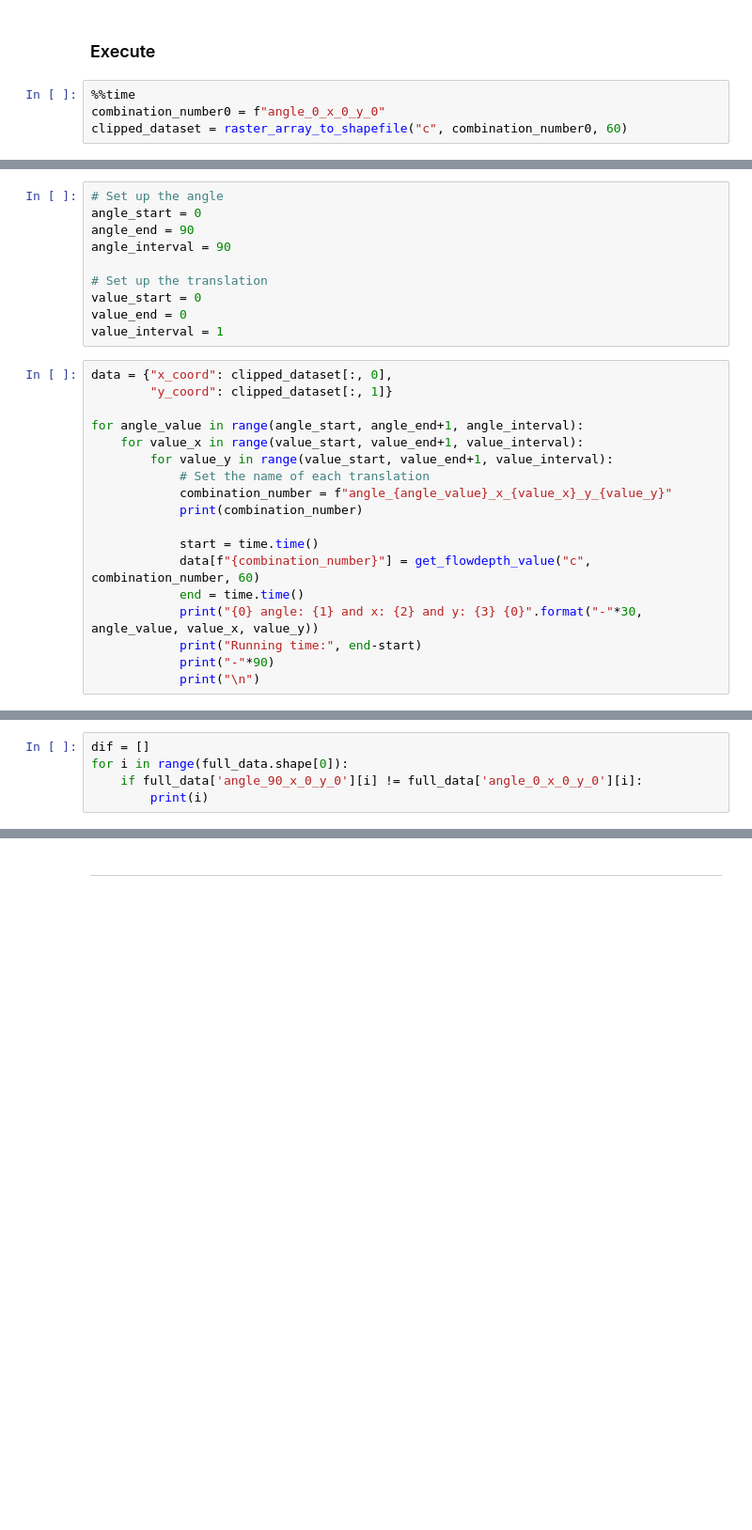
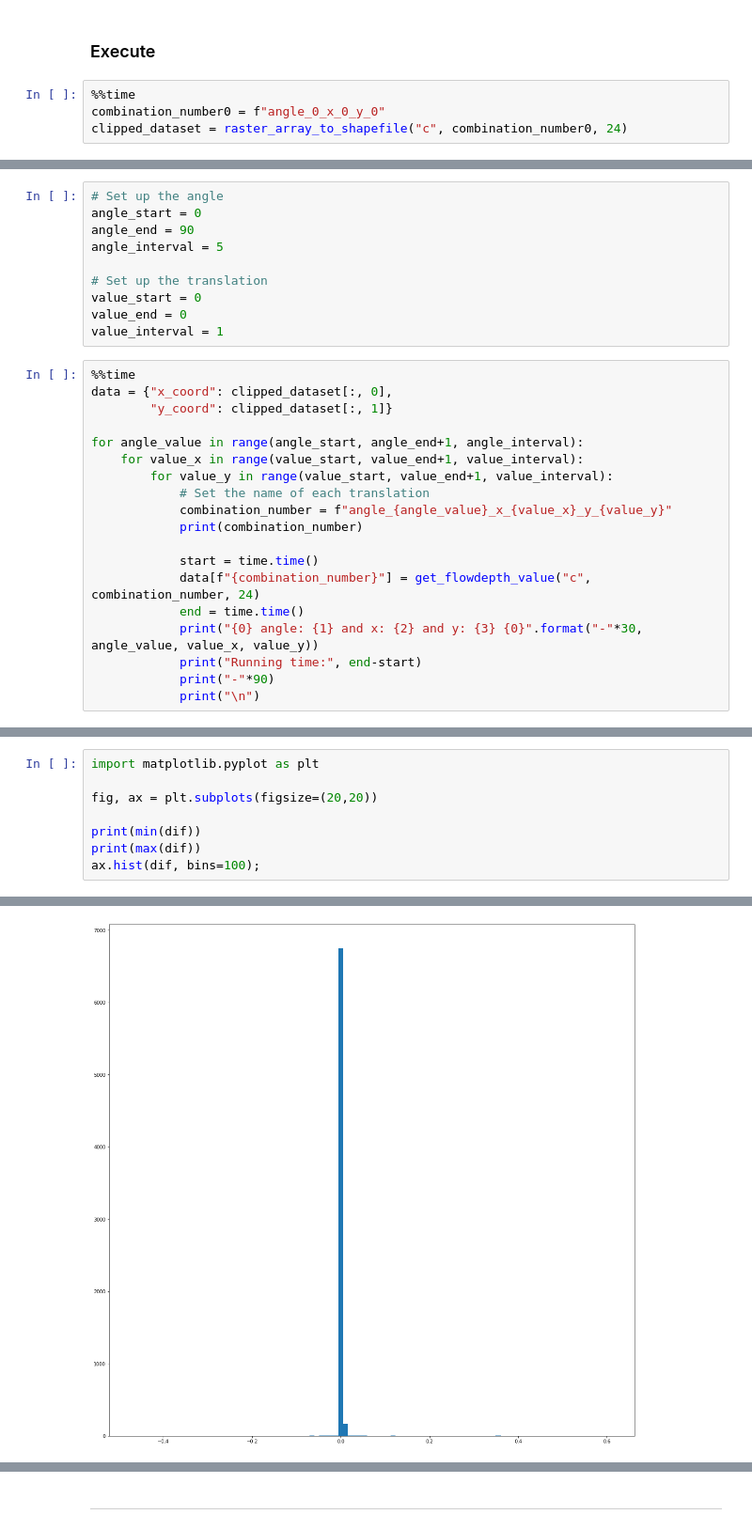
Before and after one commit to Martin20494/Grid_Orientation, a Jupyter notebook: LISFLOOD_FP/Analysis/Uncertainty_analysis_LISFLOOD_FP.ipynb, the cells around one changed output, grey strips where cells are left out. Shown at 94% size. Drawn from its saved outputs; the diff is of its cells as text; blank space fills up the shorter version.

```diff
--- a/LISFLOOD_FP/Analysis/Uncertainty_analysis_LISFLOOD_FP.ipynb
+++ b/LISFLOOD_FP/Analysis/Uncertainty_analysis_LISFLOOD_FP.ipynb
@@ -1235,4 +1237,4 @@ def plotting_histogram(filtered_data_func, calculation_option,
 # %%
 %%time
 combination_number0 = f"angle_0_x_0_y_0"
-clipped_dataset = raster_array_to_shapefile("c", combination_number0, 60)
+clipped_dataset = raster_array_to_shapefile("c", combination_number0, 24)
@@ -1240,13 +1247,14 @@ clipped_dataset = raster_array_to_shapefile("c", combination_number0, 60)
 # Set up the angle
 angle_start = 0
 angle_end = 90
-angle_interval = 90
+angle_interval = 5
 
 # Set up the translation
 value_start = 0
 value_end = 0
 value_interval = 1
 # %%
+%%time
 data = {"x_coord": clipped_dataset[:, 0],
         "y_coord": clipped_dataset[:, 1]}
 
@@ -1258,7 +1266,7 @@ for angle_value in range(angle_start, angle_end+1, angle_interval):
             print(combination_number)
 
             start = time.time()
-            data[f"{combination_number}"] = get_flowdepth_value("c", combination_number, 60)
+            data[f"{combination_number}"] = get_flowdepth_value("c", combination_number, 24)
             end = time.time()
             print("{0} angle: {1} and x: {2} and y: {3} {0}".format("-"*30, angle_value, value_x, value_y))
             print("Running time:", end-start)
@@ -1293,5 +1313,0 @@ full_data['angle_90_x_0_y_0'][0]
-# %%
-dif = []
-for i in range(full_data.shape[0]):
-    if full_data['angle_90_x_0_y_0'][i] != full_data['angle_0_x_0_y_0'][i]:
-        print(i)
@@ -1328,0 +1314,9 @@ csv_generation('c', full_data)
+# %%
+import matplotlib.pyplot as plt
+
+fig, ax = plt.subplots(figsize=(20,20))
+
+print(min(dif))
+print(max(dif))
+ax.hist(dif, bins=100);
+# %% [output]
@@ -1328,0 +1325 @@ csv_generation('c', full_data)
+[figure, added]
```
Also changed, not shown: parts of 36 cells of this notebook, 4 other files.
